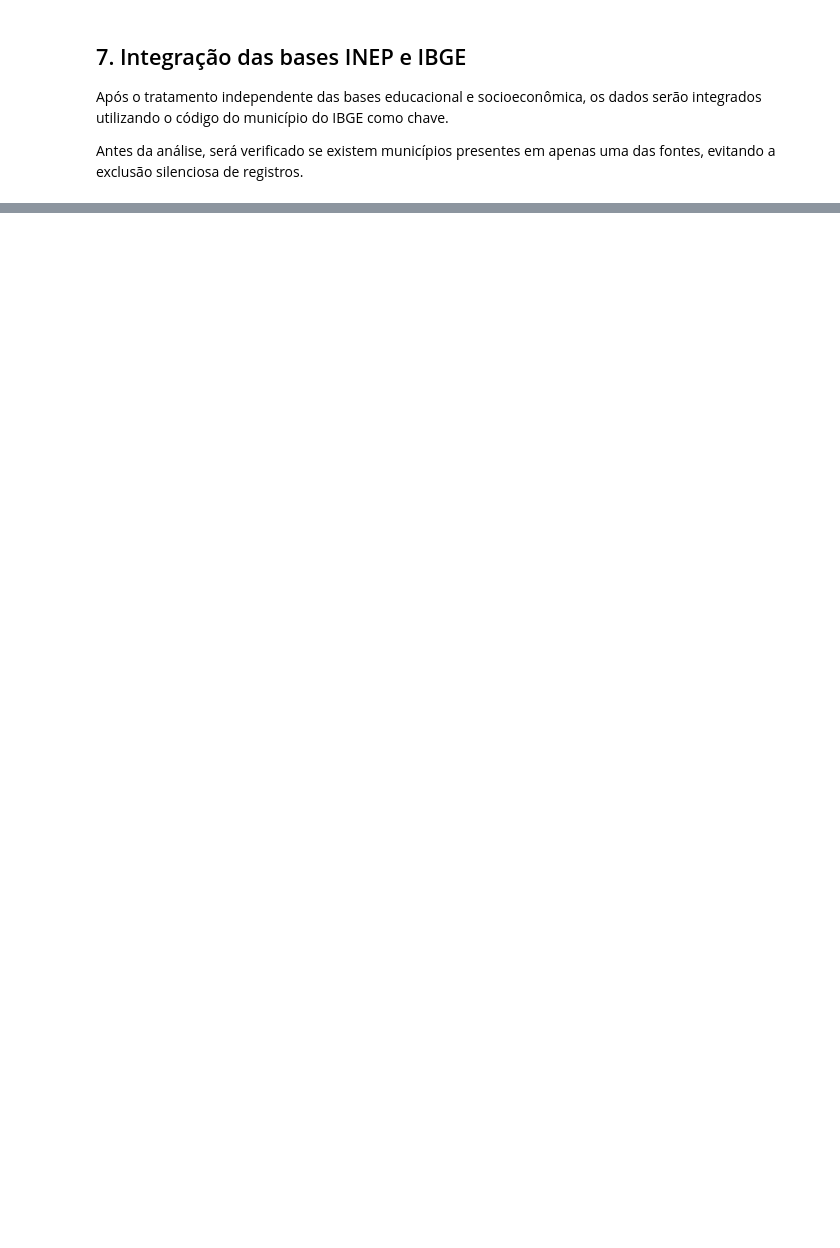
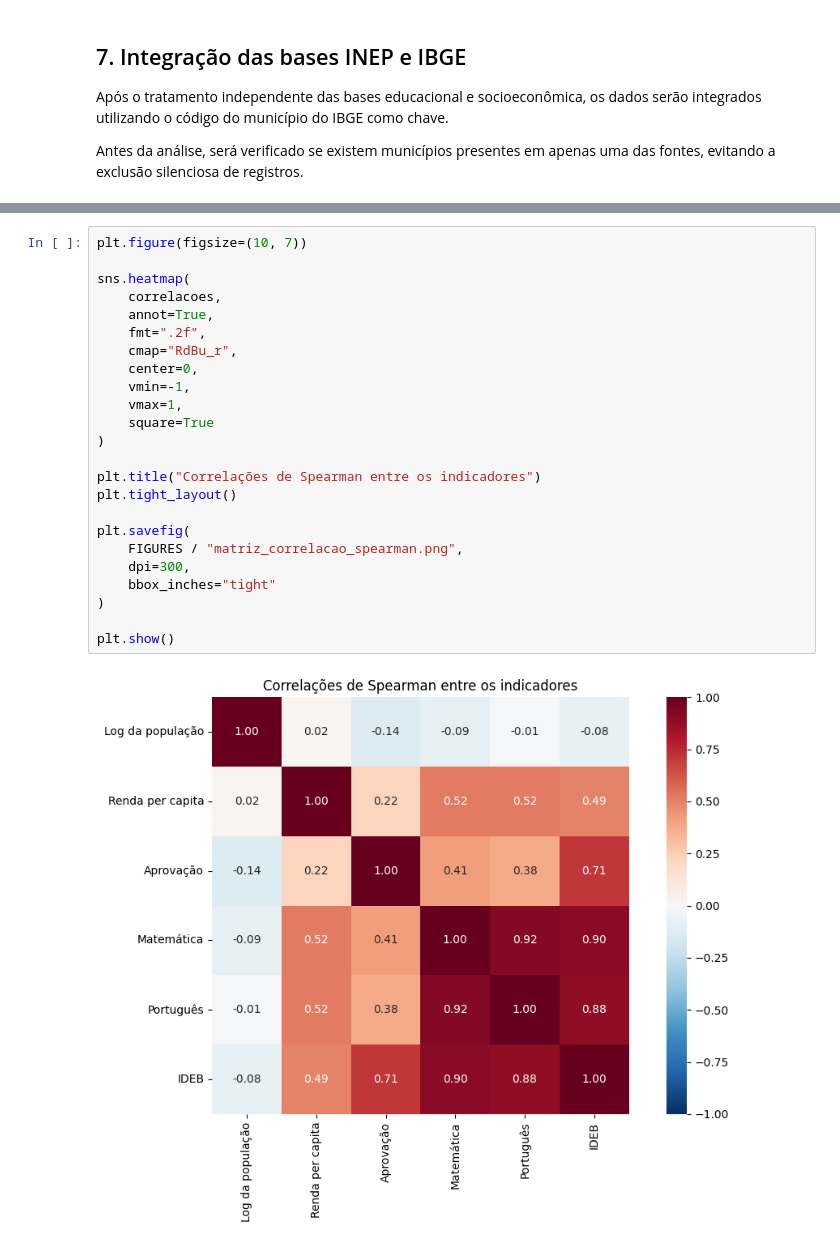
Before and after one commit to Emanoel-de-Moura-Silva/Ci-ncia-de-Dados---Brasil-em-Dados, a Jupyter notebook: notebooks/brasil_em_dados.ipynb, the cells around one changed output, grey strips where cells are left out. Drawn from its saved outputs; the diff is of its cells as text; blank space fills up the shorter version.

```diff
--- a/notebooks/brasil_em_dados.ipynb
+++ b/notebooks/brasil_em_dados.ipynb
@@ -372,0 +710,26 @@ apenas uma das fontes, evitando a exclusão silenciosa de registros.
+# %%
+plt.figure(figsize=(10, 7))
+
+sns.heatmap(
+    correlacoes,
+    annot=True,
+    fmt=".2f",
+    cmap="RdBu_r",
+    center=0,
+    vmin=-1,
+    vmax=1,
+    square=True
+)
+
+plt.title("Correlações de Spearman entre os indicadores")
+plt.tight_layout()
+
+plt.savefig(
+    FIGURES / "matriz_correlacao_spearman.png",
+    dpi=300,
+    bbox_inches="tight"
+)
+
+plt.show()
+# %% [output]
+[figure, added]
```
Also changed, not shown: parts of 32 cells of this notebook, 9 other files.
